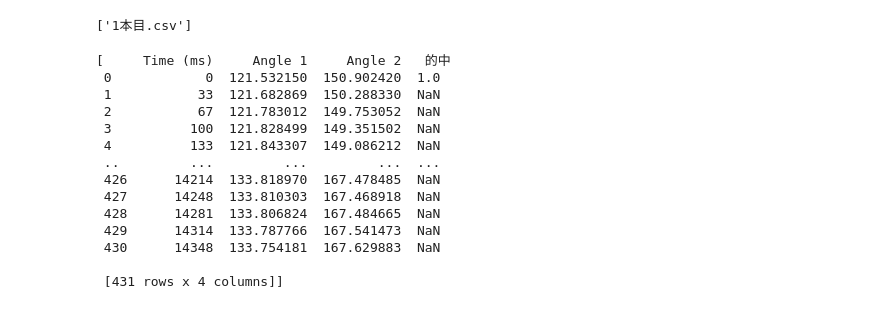
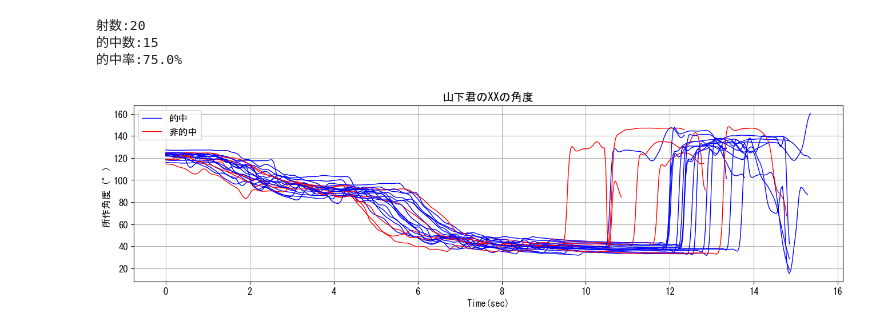
Before and after one commit to s220101/anabuki_, a Jupyter notebook: Python言語/データのグラフ化/kinovea解析.ipynb, the cells around one changed output. Saved outputs shown, nothing was run; the diff lists cells and outputs as text; code cells hidden in the pictures.

Commit message:
kinovea解析

```diff
--- a/Python言語/データのグラフ化/kinovea解析.ipynb
+++ b/Python言語/データのグラフ化/kinovea解析.ipynb
@@ -104,26 +148,13 @@ def ploter(df_,x_line=0,y_line=1,title='default',data = 1,hit_number=0,hit_param
     plt.grid()
     plt.show()
 # %%
-path = r"C:\Users\ginnt\デスクトップ\山下\所作解析テスト"
+path = r"C:\Users\ginnt\OneDrive\デスクトップ\山下\所作解析テスト\kinovea解析.ipynb"
 
 csv_files_list = get_csv_files_in_same_folder(path)
-display(csv_files_list)
 df = read_csv(csv_files_list)
-display(df)
-#ploter(df,x_line=0,y_line=1,hit_flag=False)
+ploter(df,x_line=0,y_line=1,title="山下君のXXの角度",hit_flag=False)
 # %% [output]
-['1本目.csv']
+射数:20
+的中数:15
+的中率:75.0%
-[     Time (ms)     Angle 1     Angle 2   的中
- 0            0  121.532150  150.902420  1.0
- 1           33  121.682869  150.288330  NaN
- 2           67  121.783012  149.753052  NaN
- 3          100  121.828499  149.351502  NaN
- 4          133  121.843307  149.086212  NaN
- ..         ...         ...         ...  ...
- 426      14214  133.818970  167.478485  NaN
- 427      14248  133.810303  167.468918  NaN
- 428      14281  133.806824  167.484665  NaN
- 429      14314  133.787766  167.541473  NaN
- 430      14348  133.754181  167.629883  NaN
-
- [431 rows x 4 columns]]
+[figure, added]
```
Also changed, not shown: parts of 3 cells of this notebook.
